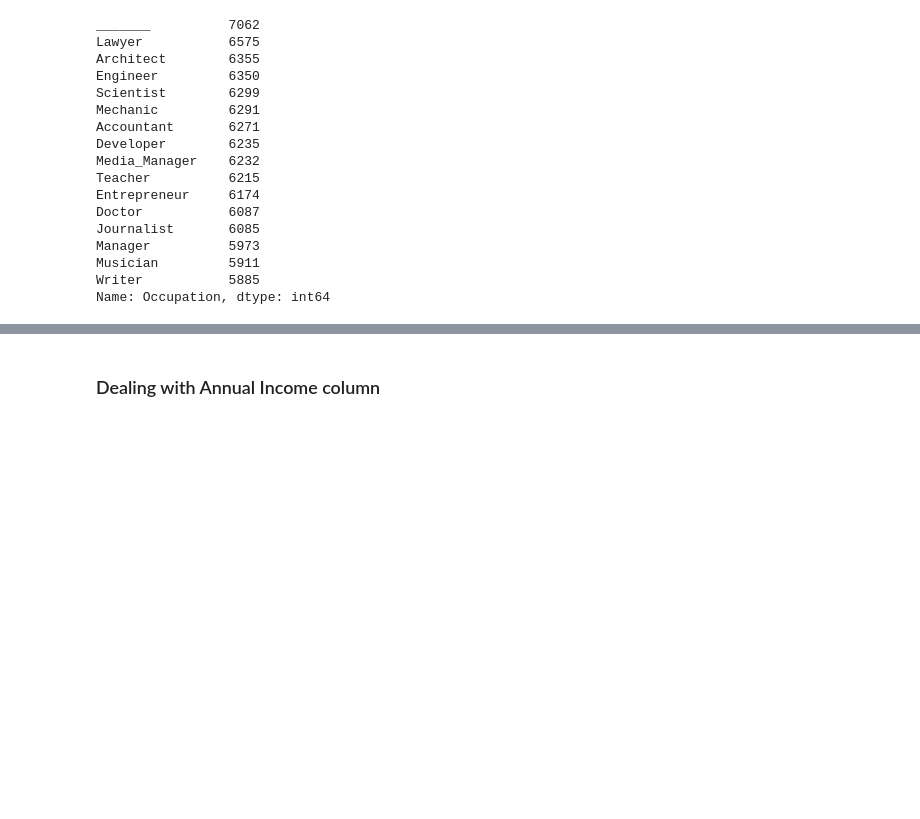
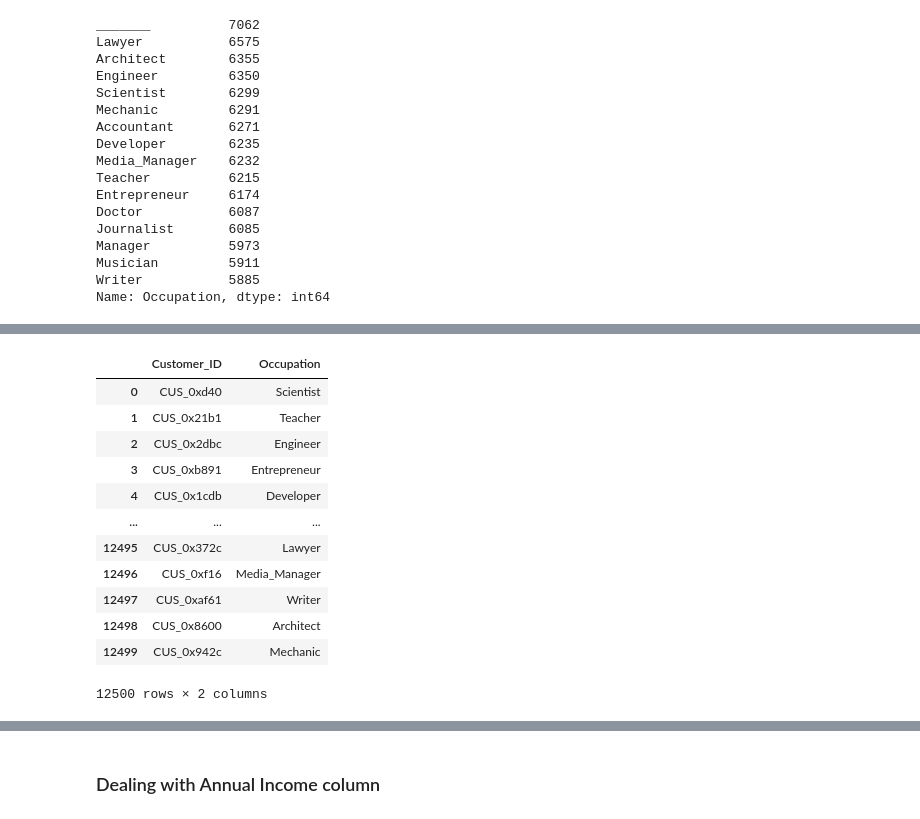
Before and after one commit to tanvimathur11/DDA, a Jupyter notebook: DDA_cleaning-Rough.ipynb, the cells around one changed output, grey strips where cells are left out. Cells and saved outputs as stored; diff of their text form; code cells hidden in the pictures; blank space fills up the shorter version.

```diff
--- a/DDA_cleaning-Rough.ipynb
+++ b/DDA_cleaning-Rough.ipynb
@@ -529,0 +596,20 @@ Name: Occupation, dtype: int64
+# %%
+with engine.begin() as conn:
+    query = text("""SELECT DISTINCT Customer_ID,Occupation from data where Occupation <> '_______'""")
+    Occupation_df = pd.read_sql_query(query, conn)
+# %%
+Occupation_df
+# %% [output]
+|  | Customer_ID | Occupation |
+| 0 | CUS_0xd40 | Scientist |
+| 1 | CUS_0x21b1 | Teacher |
+| 2 | CUS_0x2dbc | Engineer |
+| 3 | CUS_0xb891 | Entrepreneur |
+| 4 | CUS_0x1cdb | Developer |
+| ... | ... | ... |
+| 12495 | CUS_0x372c | Lawyer |
+| 12496 | CUS_0xf16 | Media_Manager |
+| 12497 | CUS_0xaf61 | Writer |
+| 12498 | CUS_0x8600 | Architect |
+| 12499 | CUS_0x942c | Mechanic |
+12500 rows × 2 columns
```
Also changed, not shown: parts of 16 cells of this notebook.
